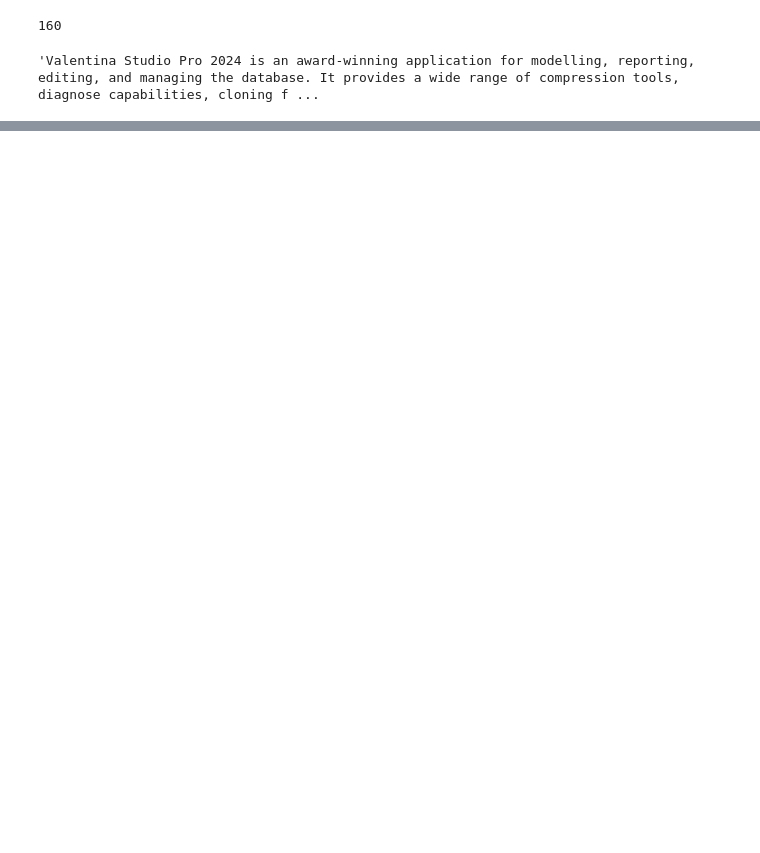
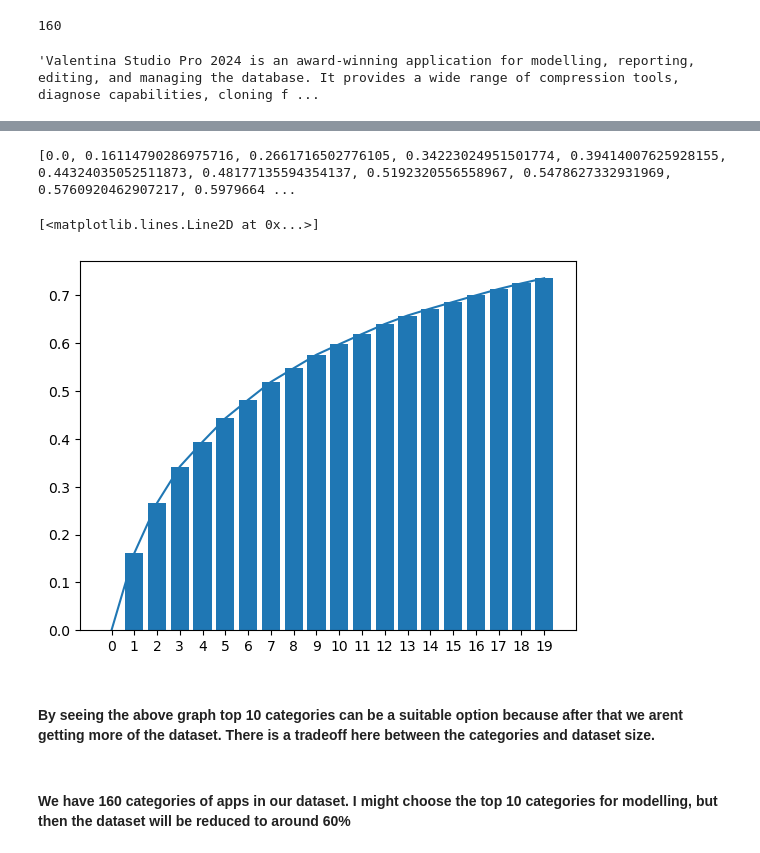
Before and after one commit to umais2005/DesktopApps_dataset_scraper, a Jupyter notebook: notebooks/preprocessing.ipynb, the cells around one changed output, grey strips where cells are left out. Drawn from its saved outputs; the diff is of its cells as text; code cells hidden in the pictures; blank space fills up the shorter version.

Commit message:
model start

```diff
--- a/notebooks/preprocessing.ipynb
+++ b/notebooks/preprocessing.ipynb
@@ -241,0 +237,12 @@ nlp_df
+# %%
+n_category_to_percent = [nlp_df.category.value_counts().nlargest(i).sum() / nlp_df.shape[0] for i in range(20)]
+print(n_category_to_percent)
+plt.bar(x=range(20),height = n_category_to_percent, tick_label = range(20))
+plot = plt.plot( n_category_to_percent)
+# Roughly 60 percent of the data.
+# %% [output]
+[0.0, 0.16114790286975716, 0.2661716502776105, 0.34223024951501774, 0.39414007625928155, 0.44324035052511873, 0.48177135594354137, 0.5192320556558967, 0.5478627332931969, 0.5760920462907217, 0.5979664 ...
+[<matplotlib.lines.Line2D at 0x...>]
+[figure, added]
+# %% [markdown]
+#### By seeing the above graph top 10 categories can be a suitable option because after that we arent getting more of the dataset. There is a tradeoff here between the categories and dataset size.
@@ -241,0 +251,2 @@ nlp_df
+# %% [markdown]
+#### We have 160 categories of apps in our dataset. I might choose the top 10 categories for modelling, but then the dataset will be reduced to around 60%
```
Also changed, not shown: parts of 9 cells of this notebook, 2 other files.
